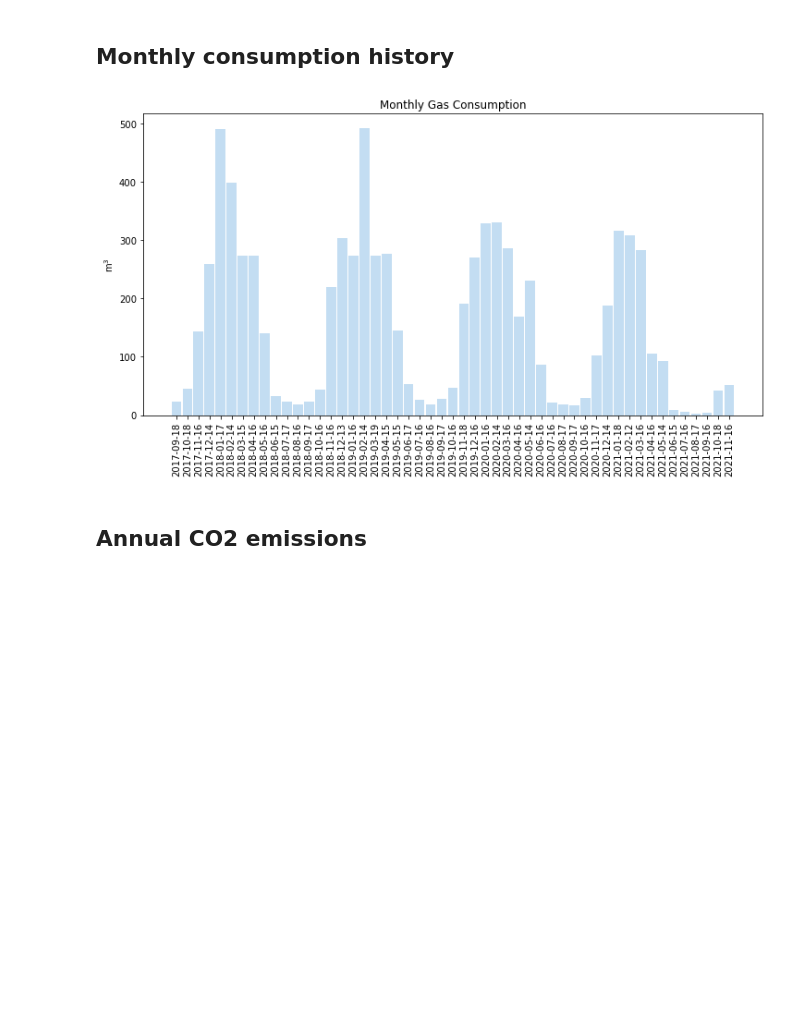
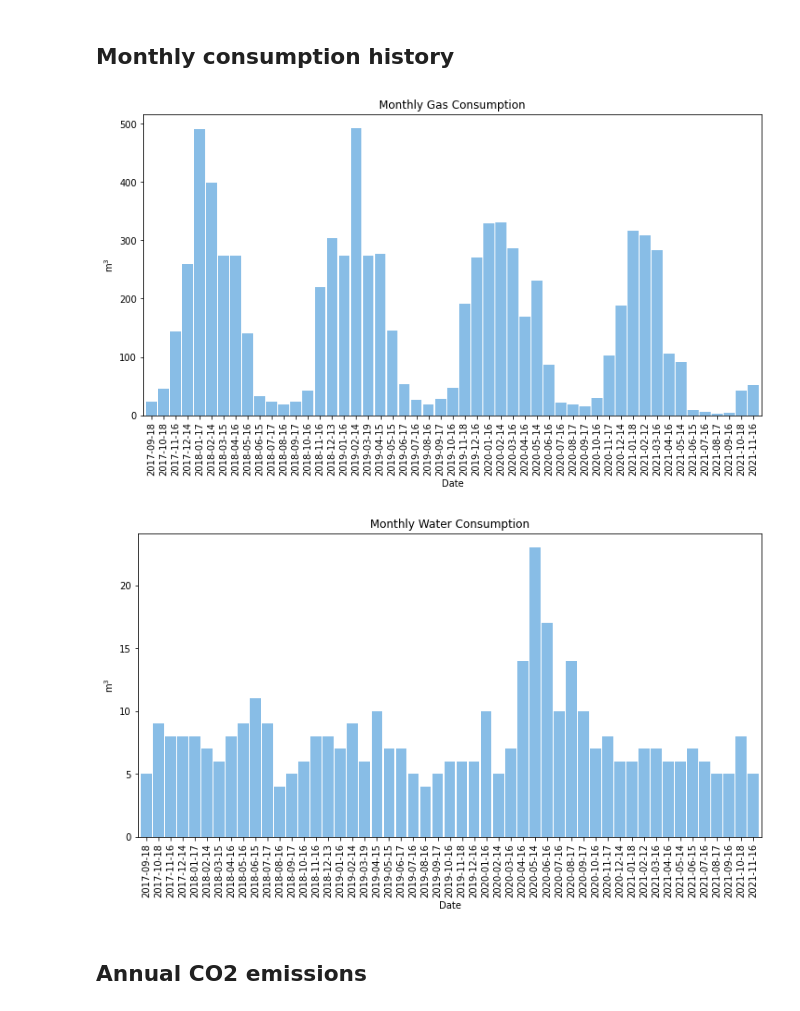
Before and after one commit to ryanfobel/utility-bill-scraper, a Jupyter notebook: notebooks/canada/on/kitchener_utilities.ipynb, the cells around one changed output. Cells and saved outputs as stored; diff of their text form; code cells hidden in the pictures; blank space fills up the shorter version.

```diff
--- a/notebooks/canada/on/kitchener_utilities.ipynb
+++ b/notebooks/canada/on/kitchener_utilities.ipynb
@@ -81,35 +83,46 @@ api.history("monthly").tail()
 # %% [markdown]
 ## Monthly consumption history
 # %%
-df = api.history("monthly")
+gas = api.history("monthly")
 
 plt.figure(figsize=figsize)
-plt.bar(df.index, df["Gas Consumption"], width=bin_width, alpha=alpha)
+gas["Gas Consumption"].plot.bar(
+    width=bin_width,
+    figsize=figsize,
+)
 plt.xticks(rotation=90)
 plt.title("Monthly Gas Consumption")
 plt.ylabel("m$^3$")
 os.makedirs("images", exist_ok=True)
 plt.savefig(
     os.path.join("images", "monthly_gas_consumption.png"),
     bbox_inches=bbox_inches,
     transparent=transparent,
     facecolor=facecolor,
 )
+locs, labels = plt.xticks()
+plt.xticks(locs, labels=[label.get_text().split(" ")[0] for label in labels]);
 
 plt.figure(figsize=figsize)
-plt.bar(df.index, df["Water Consumption"], width=bin_width, alpha=alpha)
+gas["Water Consumption"].plot.bar(
+    width=bin_width,
+    figsize=figsize,
+)
 plt.xticks(rotation=90)
 plt.title("Monthly Water Consumption")
 plt.ylabel("m$^3$")
 os.makedirs("images", exist_ok=True)
 plt.savefig(
     os.path.join("images", "monthly_water_consumption.png"),
     bbox_inches=bbox_inches,
     transparent=transparent,
     facecolor=facecolor,
 )
+locs, labels = plt.xticks()
+plt.xticks(locs, labels=[label.get_text().split(" ")[0] for label in labels]);
 # %% [output]
-[figure, old version]
+[figure, new version]
+[figure, added]
 # %% [markdown]
 ## Annual CO2 emissions
 # %%
```
Also changed, not shown: parts of 2 cells of this notebook, 5 other files.
